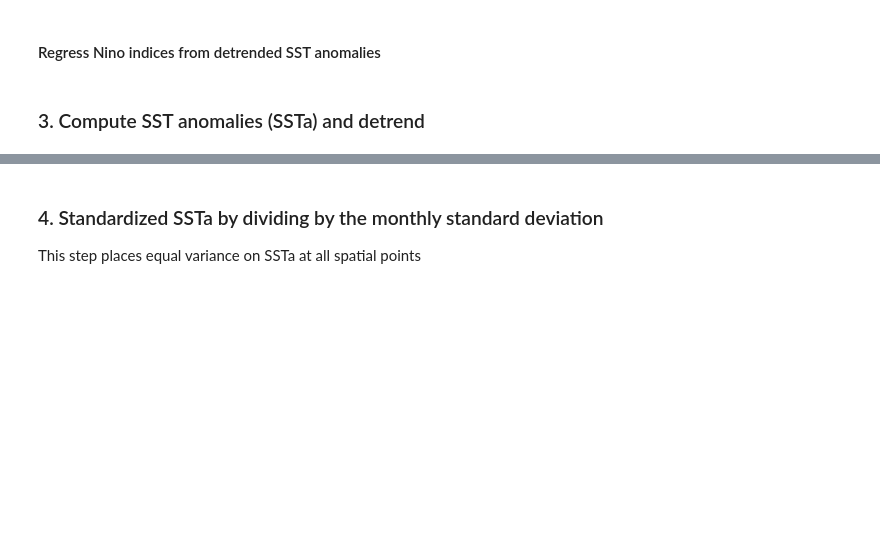
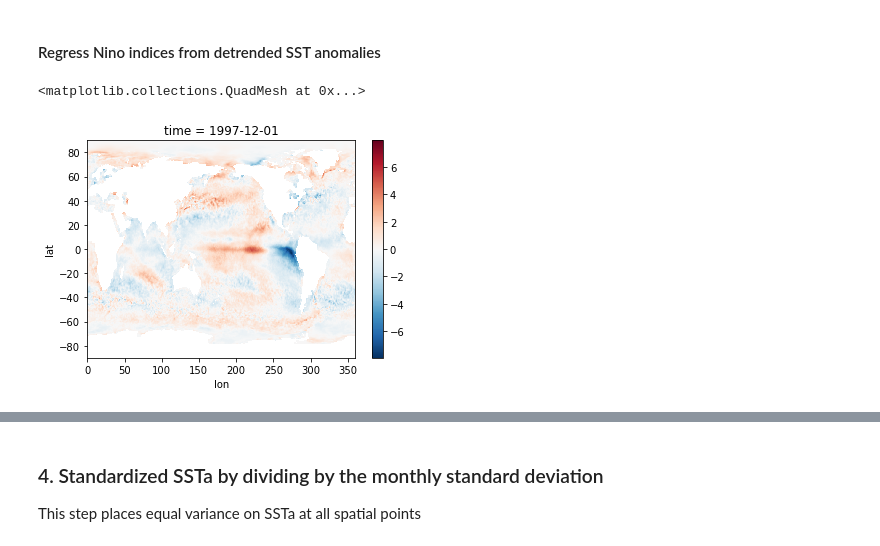
Before and after one commit to ocetrac/marine-heatwaves, a Jupyter notebook: 00_preprocess.ipynb, the cells around one changed output, grey strips where cells are left out. Drawn from its saved outputs; the diff is of its cells as text; code cells hidden in the pictures; blank space fills up the shorter version.

Commit message:
remove ENSO

```diff
--- a/00_preprocess.ipynb
+++ b/00_preprocess.ipynb
@@ -75,12 +99,24 @@ Nino4 = ssta_notrend.sel(lat=slice(-5, 5), lon=slice(200, 210)).mean(('lat','lon
 # %% [markdown]
 #### Regress Nino indices from detrended SST anomalies
 # %%
-model = np.array([Nino3], [Nino3_4], [Nino4])
+model = np.array([Nino3] + [Nino3_4] + [Nino4])
+
+# Take the pseudo-inverse of model to 'solve' least-squares problem
 pmodel = np.linalg.pinv(model)
-model_da = xr.DataArray(model.T, dims=['time','coeff'], coords={'time':ds.time.values, 'coeff':np.arange(1,4,1)})
-pmodel_da = xr.DataArray(pmodel.T, dims=['coeff','time'], coords={'coeff':np.arange(1,4,1), 'time':ds.time.values})
-Nino_mod = xr.DataArray(pmodel_da.dot(ssta_notrend), dims=['coeff','lat','lon'], coords={'coeff':np.arange(1,7,1), 'lat':ds.lat.values, 'lon':ds.lon.values})
 
-sst_notrend_noNino3 = xr.DataArray((ssta_notrend.values-model_da.dot(Nino_mod[0,:,:])).values, dims=['time','lat','lon'], coords={'time':ds.time, 'lat':ds.lat.values, 'lon':ds.lon.values})
-sst_notrend_noNino3_4 = xr.DataArray((ssta_notrend.values-model_da.dot(Nino_mod[1,:,:])).values, dims=['time','lat','lon'], coords={'time':ds.time, 'lat':ds.lat.values, 'lon':ds.lon.values})
-sst_notrend_noNino4 = xr.DataArray((ssta_notrend.values-model_da.dot(Nino_mod[2,:,:])).values, dims=['time','lat','lon'], coords={'time':ds.time, 'lat':ds.lat.values, 'lon':ds.lon.values})
+# Convert model and pmodel to xaray DataArray
+model_da = xr.DataArray(model.T, dims=['time','coeff'], coords={'time':da.time.values, 'coeff':np.arange(1,4,1)})
+pmodel_da = xr.DataArray(pmodel.T, dims=['coeff','time'], coords={'coeff':np.arange(1,4,1), 'time':da.time.values})
+
+# resulting coefficients of the model
+Nino_mod = xr.DataArray(pmodel_da.dot(ssta_notrend), dims=['coeff','lat','lon'], coords={'coeff':np.arange(1,4,1), 'lat':da.lat.values, 'lon':da.lon.values})
+
+# SST anomalies signal from different Nino indices
+ssta_Nino3 = xr.DataArray((model_da[:,0].dot(Nino_mod[0,:,:])).values, dims=['time','lat','lon'], coords={'time':da.time, 'lat':da.lat.values, 'lon':da.lon.values})
+ssta_Nino3_4 = xr.DataArray((model_da[:,1].dot(Nino_mod[1,:,:])).values, dims=['time','lat','lon'], coords={'time':da.time, 'lat':da.lat.values, 'lon':da.lon.values})
+ssta_Nino4 = xr.DataArray((model_da[:,2].dot(Nino_mod[2,:,:])).values, dims=['time','lat','lon'], coords={'time':da.time, 'lat':da.lat.values, 'lon':da.lon.values})
+
+# SST anomalies with ENSO signal removed
+ssta_notrend_noNino3 = ssta_notrend - ssta_Nino3
+ssta_notrend_noNino3_4 = ssta_notrend - ssta_Nino3_4
+ssta_notrend_noNino4 = ssta_notrend - ssta_Nino4
@@ -105,2 +122,0 @@ seas = xr.DataArray(model_da[:,2:].dot(sst_mod[2:,:,:]), dims=['time','lat','lon
-# %% [markdown]
-### 3. Compute SST anomalies (SSTa) and detrend
@@ -114,0 +123,5 @@ ssta_trend = xr.DataArray((mnsst.values-model_da.dot(sst_mod[[0,2,3,4,5],:,:])).
+# %%
+ssta_notrend_noNino3.sel(time=('1997-12-01')).plot()
+# %% [output]
+<matplotlib.collections.QuadMesh at 0x...>
+[figure, added]
```
Also changed, not shown: parts of 17 cells of this notebook.
